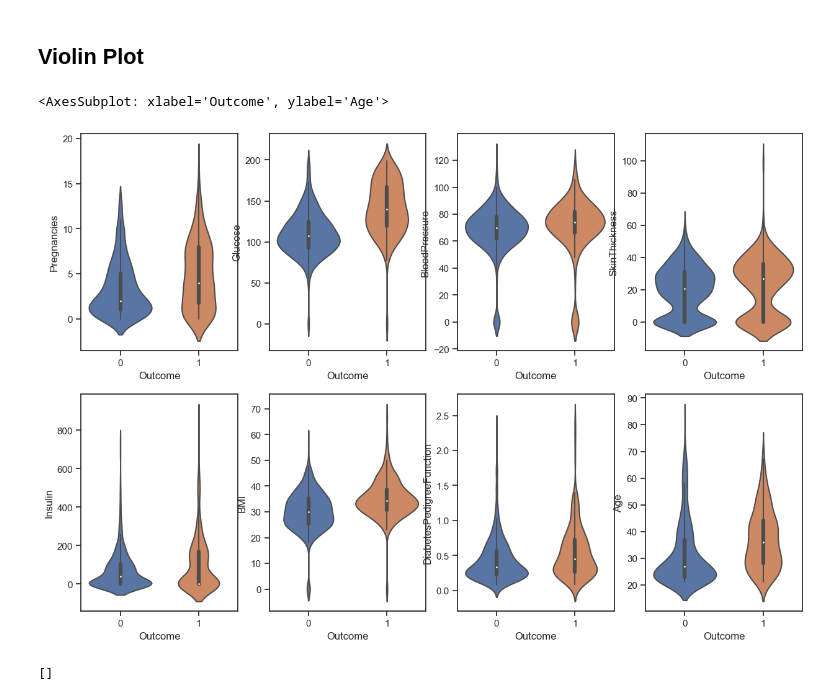
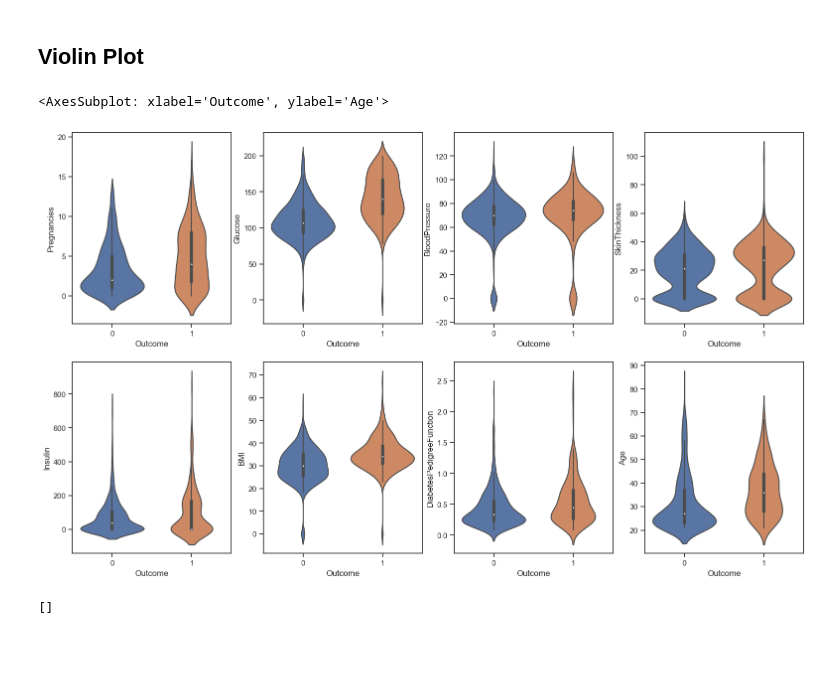
Before and after one commit to masanbasa3k/Machine_Learning, a Jupyter notebook: Diabetes_dataset_EDA_and_Classification.ipynb, the cells around one changed output. Cells and saved outputs as stored; diff of their text form; code cells hidden in the pictures; blank space fills up the shorter version.

```diff
--- a/Diabetes_dataset_EDA_and_Classification.ipynb
+++ b/Diabetes_dataset_EDA_and_Classification.ipynb
@@ -105,26 +105,26 @@ sns.boxplot(x='Outcome', y='Age', data=df)
 ## Violin Plot
 # %%
 sns.set(style='ticks')
-plt.figure(figsize=(15,10))
+plt.figure(figsize=(19,11))
 plt.subplot(2,4,1)
 sns.violinplot(x='Outcome', y='Pregnancies', data=df)
 plt.subplot(2,4,2)
 sns.violinplot(x='Outcome', y='Glucose', data=df)
 plt.subplot(2,4,3)
 sns.violinplot(x='Outcome', y='BloodPressure', data=df)
 plt.subplot(2,4,4)
 sns.violinplot(x='Outcome', y='SkinThickness', data=df)
 plt.subplot(2,4,5)
 sns.violinplot(x='Outcome', y='Insulin', data=df)
 plt.subplot(2,4,6)
 sns.violinplot(x='Outcome', y='BMI', data=df)
 plt.subplot(2,4,7)
 sns.violinplot(x='Outcome', y='DiabetesPedigreeFunction', data=df)
 plt.subplot(2,4,8)
 sns.violinplot(x='Outcome', y='Age', data=df)
 # %% [output]
 <AxesSubplot: xlabel='Outcome', ylabel='Age'>
-[figure, old version]
+[figure, new version]
 # %%
 # rename the DiabetesPedigreeFunction column, becaouse name is too long
 df.rename(columns = {'DiabetesPedigreeFunction':'DPF'}, inplace = True)
```
Also changed, not shown: parts of 34 cells of this notebook.
